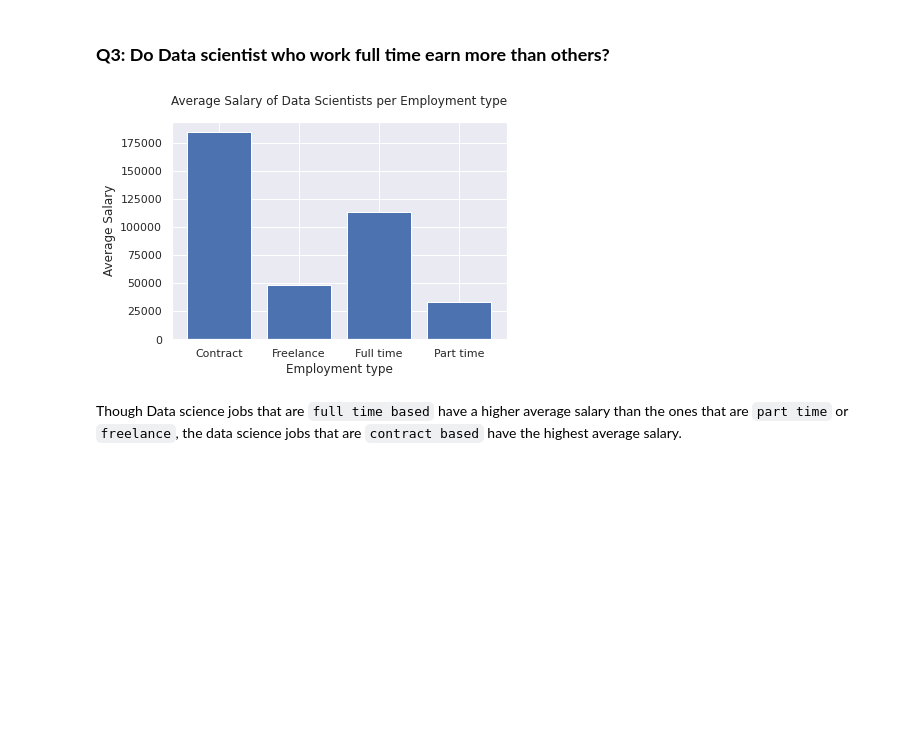
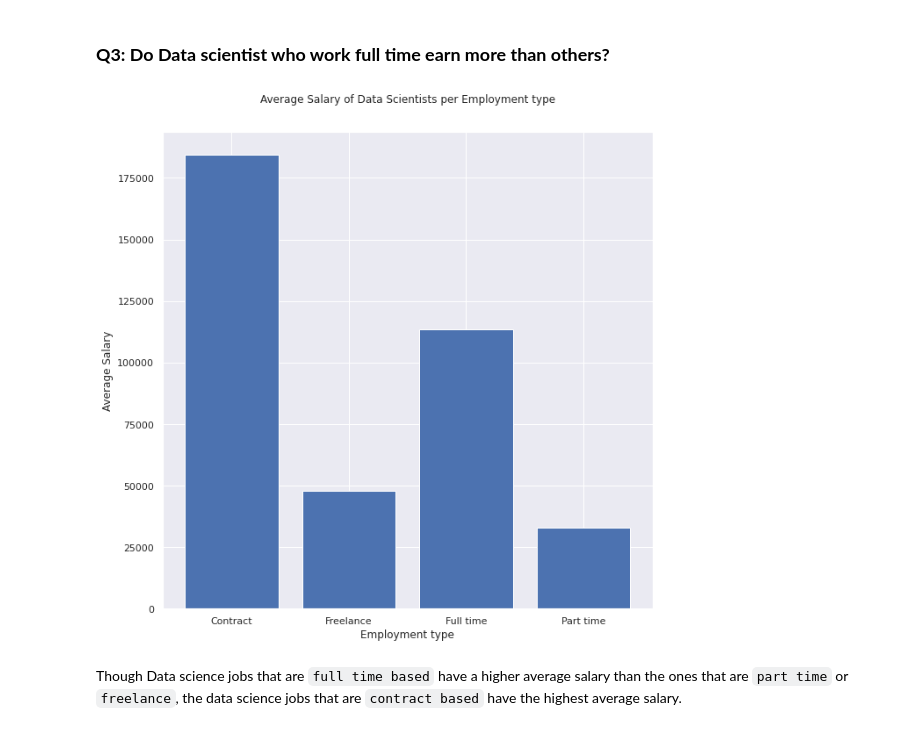
Before and after one commit to a-tayo/project1-data-scientist-nanodegree, a Jupyter notebook: data-science-job-salaries.ipynb, the cells around one changed output. Saved outputs shown, nothing was run; the diff lists cells and outputs as text; code cells hidden in the pictures; blank space fills up the shorter version.

```diff
--- a/data-science-job-salaries.ipynb
+++ b/data-science-job-salaries.ipynb
@@ -112,15 +117,17 @@ The entry level data science jobs have much lower average salaries than the Expe
 ### **Q3: Do Data scientist who work full time earn more than others?**
 # %%
 avg_sal_per_emp=data_sal.groupby('employment_type').mean()['salary_in_usd']
+
+plt.figure(figsize=(10,10))
 plt.bar(avg_sal_per_emp.index, avg_sal_per_emp.values)
 xticks = ['Contract', 'Freelance', 'Full time', 'Part time']
 xticks_loc = range(len(xticks))
 plt.xticks(xticks_loc, xticks)
 plt.ylabel('Average Salary')
 plt.xlabel('Employment type')
 plt.title('Average Salary of Data Scientists per Employment type', y=1.05);
 # %% [output]
-[figure, old version]
+[figure, new version]
 # %% [markdown]
 Though Data science jobs that are `full time based` have a higher average salary than the ones that are `part time` or `freelance`, the data science jobs that are `contract based` have the highest average salary.
 # %% [markdown]
```
Also changed, not shown: parts of 5 cells of this notebook.
